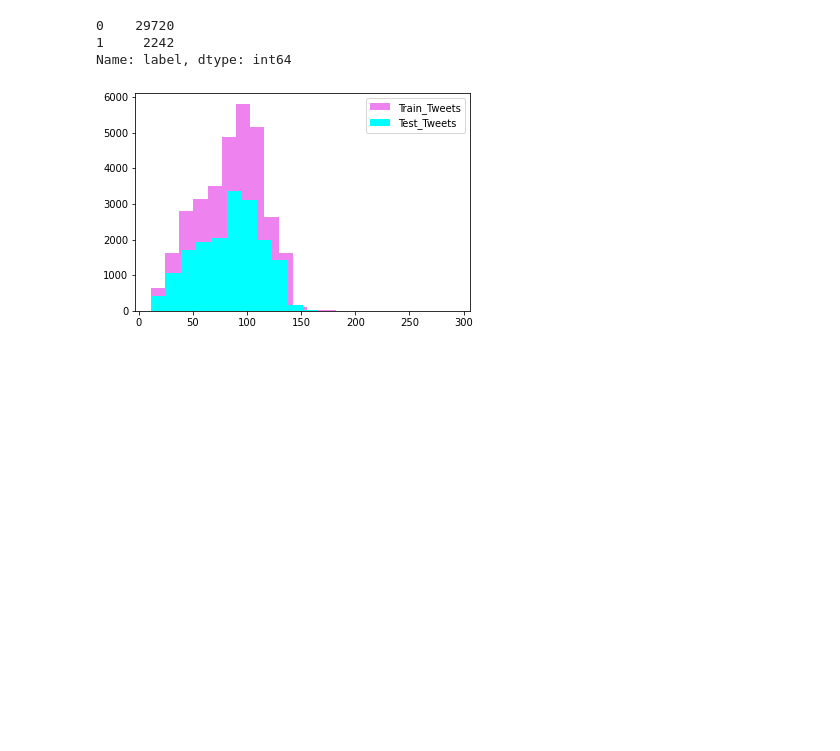
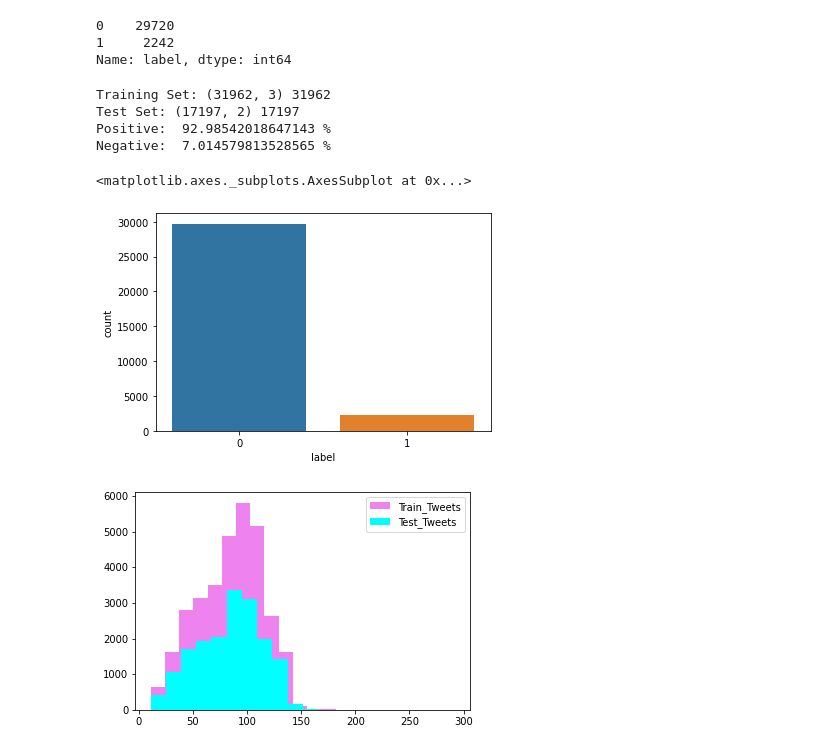
Before and after one commit to gunjapandey/twitter-sentiment-analysis, a Jupyter notebook: Twitter_Sentiment_analysis.ipynb, the cells around one changed output. Cells and saved outputs as stored; diff of their text form; code cells hidden in the pictures; blank space fills up the shorter version.

```diff
--- a/Twitter_Sentiment_analysis.ipynb
+++ b/Twitter_Sentiment_analysis.ipynb
@@ -71,6 +100,24 @@ train["label"].value_counts() # for label descripton
 0    29720
 1     2242
 Name: label, dtype: int64
+# %%
+#Import Training and Testing Data
+
+print("Training Set:"% train.columns, train.shape, len(train))
+print("Test Set:"% test.columns, test.shape, len(test))
+#Percentage of Positive/Negative
+print("Positive: ", train.label.value_counts()[0]/len(train)*100,"%")
+print("Negative: ", train.label.value_counts()[1]/len(train)*100,"%")
+
+#Show a bar chart to explore the difference in classes
+sns.countplot(train["label"])
+# %% [output]
+Training Set: (31962, 3) 31962
+Test Set: (17197, 2) 17197
+Positive:  92.98542018647143 %
+Negative:  7.014579813528565 %
+<matplotlib.axes._subplots.AxesSubplot at 0x...>
+[figure, added]
 # %%
 length_train=train['tweet'].str.len()
 length_test=test['tweet'].str.len()
```
Also changed, not shown: parts of 21 cells of this notebook, 4 other files.
